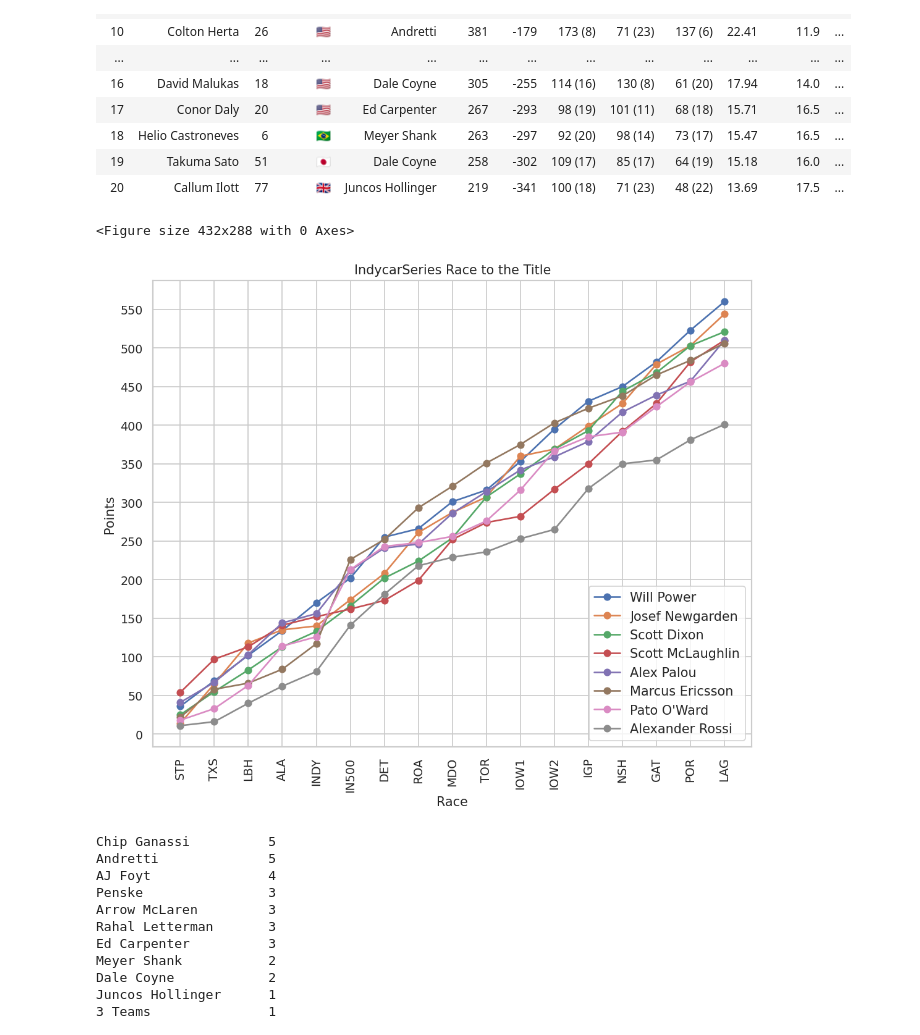
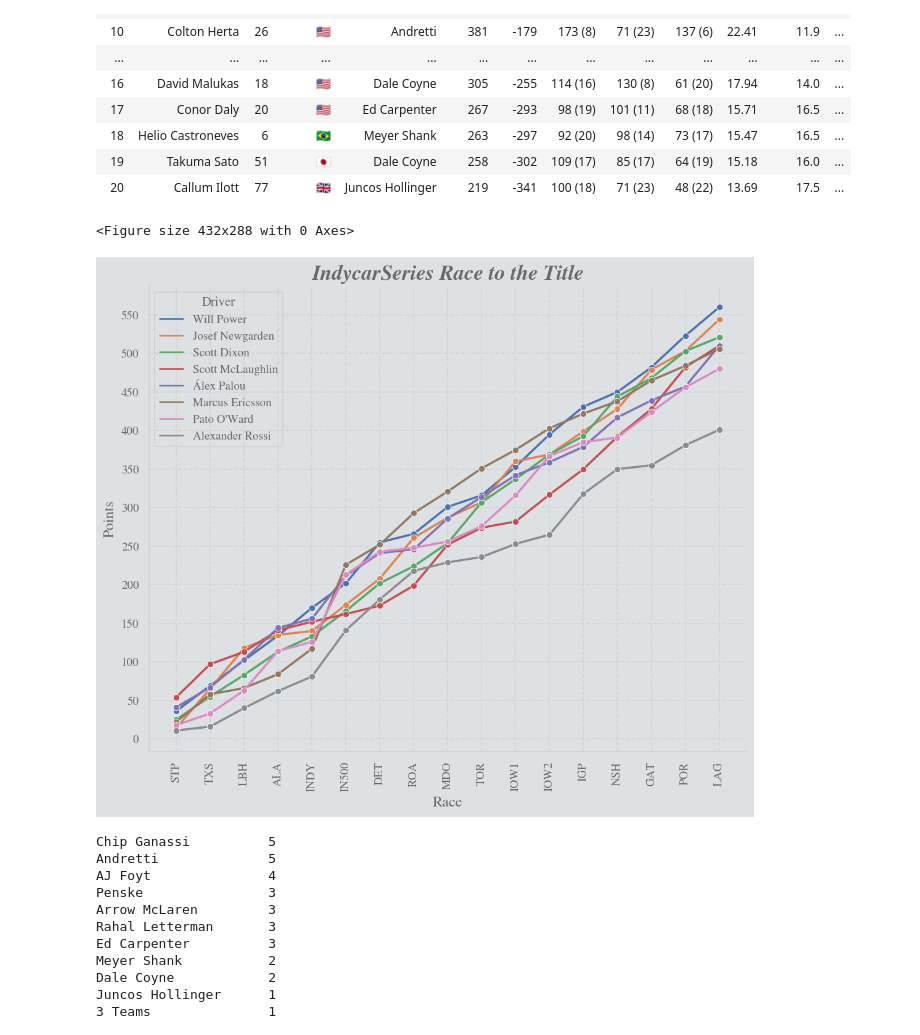
Before and after one commit to kztrp/MotorsportStats, a Jupyter notebook: Indycar2022.ipynb, the cells around one changed output. Drawn from its saved outputs; the diff is of its cells as text; code cells hidden in the pictures.

Commit message:
Update styling of plots

```diff
--- a/Indycar2022.ipynb
+++ b/Indycar2022.ipynb
@@ -193,42 +193,81 @@ df_st.set_table_styles([{'selector': 'th.col_heading.col5', 'props': 'text-align
 how_many_races = df_res['Starts'].max()
 race_names = ['STP', 'TXS', 'LBH', 'ALA', 'INDY', 'IN500', 'DET', 'ROA',
               'MDO', 'TOR', 'IOW1', 'IOW2', 'IGP', 'NSH', 'GAT', 'POR', 'LAG'][:how_many_races]
 points_array = np.zeros((df2.shape[0], how_many_races))
 df2 = df2.fillna(0)
 for i in range(points_array.shape[0]):
     for j in range(points_array.shape[1]):
         if j < 5:
             points_array[i,j] = df2.iloc[i, 4:4+j+1].to_numpy().sum()
 
         elif j>=5:
             points_array[i,j] = df2.iloc[i, 4:4+j+2].to_numpy().sum()
         points_array[i,j] += df2.iloc[i, 22:22+j+1].to_numpy().sum()
 max_points = int(points_array[0, -1])
 
 plt.clf()
-plt.figure(figsize=(10,8), dpi=125, facecolor=(1, 1, 1))
-for index, row in enumerate(points_array):
-    if index == 8:
-        break
-    plt.plot(row, 'o-')
+plt.figure(figsize=(10,8), dpi=125)
+# for index, row in enumerate(points_array):
+#     if index == 8:
+#         break
+#     plt.plot(row, 'o-')
 # points_remaining = np.array([16*54-x*54 for x in range(16)])
 # points_to_secure = points_remaining[how_many_races-1]+points_array[0, how_many_races -1] - (points_array[0, how_many_races -1] - points_array[1, how_many_races -1])
 # cutoff = points_array[0, how_many_races -1] - points_remaining[how_many_races-1]
 # plt.plot([cutoff]*how_many_races, '--')
 # plt.plot([points_to_secure]*how_many_races, '--')
 # plt.gca().invert_yaxis()
-plt.title('IndycarSeries Race to the Title')
+
+df_standings = pd.concat([pd.Series(race_names)]*35,axis=0).reset_index().drop('index', axis=1).rename({0:'Race'}, axis=1)
+df_standings['Points'] = pd.Series(points_array.reshape(-1))
+df_standings['Driver'] = df2['Driver'].repeat(how_many_races).reset_index(drop=True)
+
+# plt.figure(figsize=(,5),dpi=200)
+# sns.set(style="whitegrid")
+
+sns.set(font='Nimbus Roman',
+        rc={
+ 'axes.axisbelow': False,
+ 'axes.edgecolor': 'lightgrey',
+ 'axes.facecolor': 'None',
+ 'axes.grid': True,
+ 'grid.color': 'lightgrey',
+ 'grid.linestyle': 'dashed',
+ 'axes.labelcolor': 'dimgrey',
+ 'axes.spines.right': False,
+ 'axes.spines.top': False,
+ 'figure.facecolor': '#dee1e3',
+ 'lines.solid_capstyle': 'round',
+ 'patch.edgecolor': 'w',
+ 'patch.force_edgecolor': True,
+ 'text.color': 'dimgrey',
+ 'xtick.bottom': False,
+ 'xtick.color': 'dimgrey',
+ 'xtick.direction': 'out',
+ 'xtick.top': False,
+ 'ytick.color': 'dimgrey',
+ 'ytick.direction': 'out',
+ 'ytick.left': False,
+ 'ytick.right': False})
+sns.set_context("notebook", rc={"font.size":12,
+                                "axes.titlesize":20,
+                                "axes.labelsize":14})
+
+ax = sns.lineplot(data=df_standings[df_standings['Driver'].isin(df2['Driver'][:8])], x='Race', y='Points', hue='Driver', palette='deep', linewidth=2, marker='o', markeredgewidth=0.5, mare)
+ax.set_axisbelow(True)
+plt.title('IndycarSeries Race to the Title', fontweight='bold', fontstyle='italic')
 plt.xlabel("Race")
 plt.ylabel("Points")
-plt.legend((*df2['Driver'][:8], 'Cutoff', 'To secure'), loc='lower right', prop={'size': 12})
+# plt.legend((*df2['Driver'][:8], 'Cutoff', 'To secure'), loc='lower right', prop={'size': 12})
 plt.yticks(range(0, max_points+1, 50))
 plt.xticks(range(how_many_races), race_names, rotation=90)
 # plt.savefig('Indycar Top 10.jpg', bbox_inches='tight', dpi=300)
 # plt.show()
-plt.savefig('exported_images/Race to title.png')
+plt.savefig('exported_images/Race to title.png', bbox_inches='tight', dpi=150, transparent=False)
+# pd.DataFrame([pd.Series(points_array.reshape(-1)), ])
 # %% [output]
 <Figure size 432x288 with 0 Axes>
-[figure, old version]
+[figure, new version]
 # %%
 df['Team'].value_counts()
 # %% [output]
```
Also changed, not shown: 3 other files.
